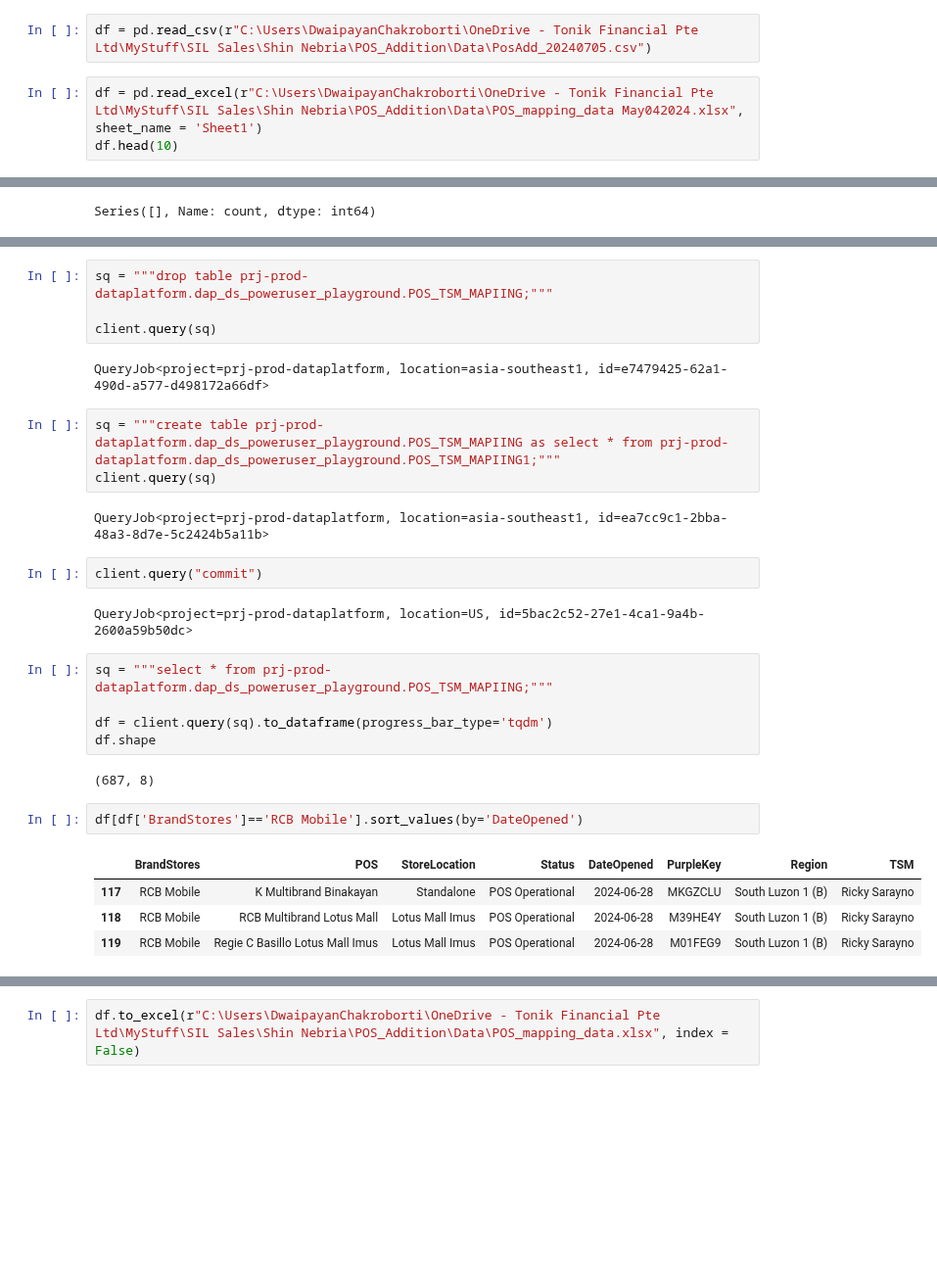
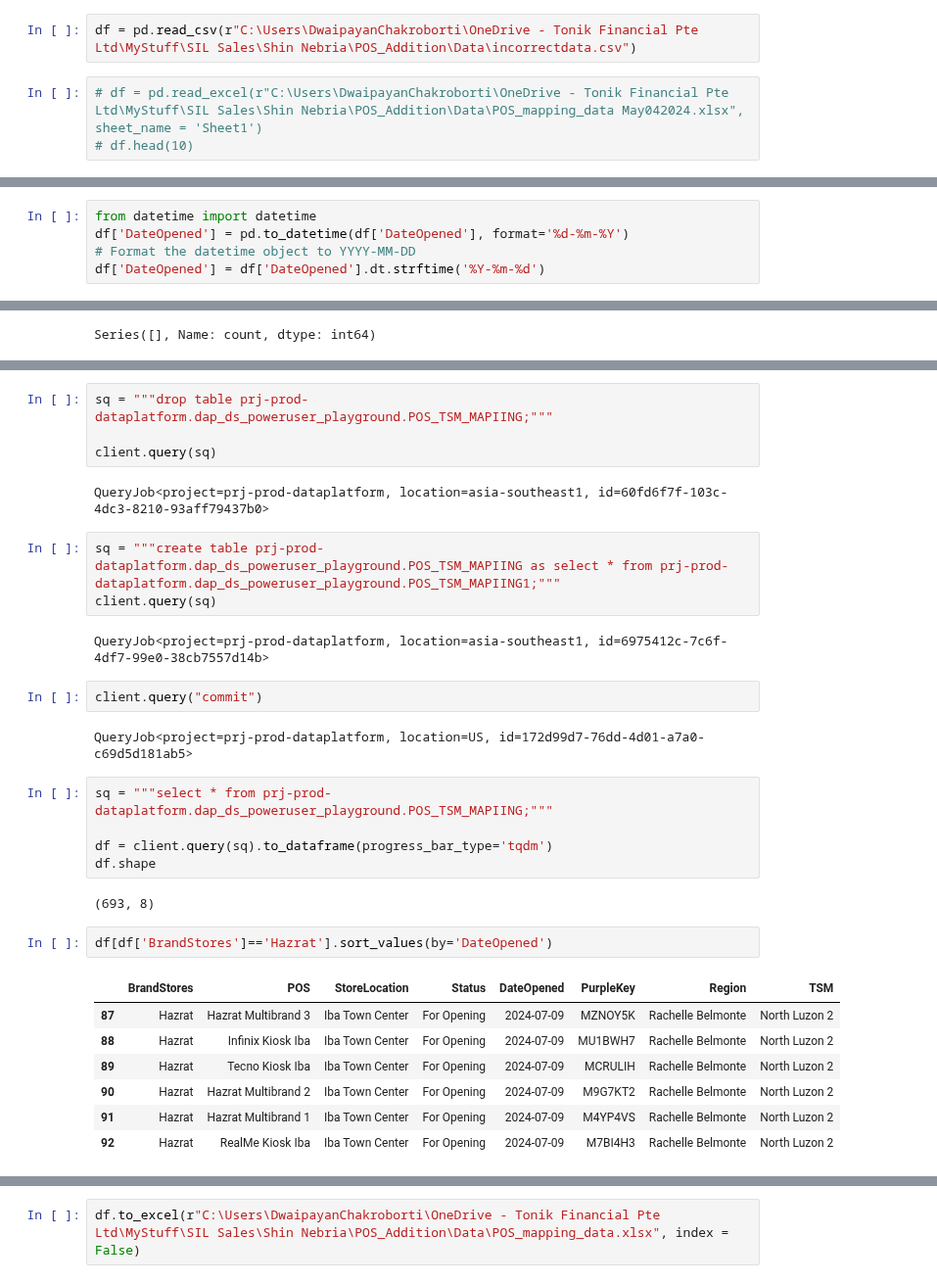
Before and after one commit to dchakroborti-tonik/POS_Addition, a Jupyter notebook: Notebook/Pos_mapping_new.ipynb, the cells around one changed output, grey strips where cells are left out. Shown at 98% size. Cells and saved outputs as stored; diff of their text form; blank space fills up the shorter version.

Commit message:
Updated posMapping data

```diff
--- a/Notebook/Pos_mapping_new.ipynb
+++ b/Notebook/Pos_mapping_new.ipynb
@@ -24,10 +24,10 @@ client = bigquery.Client(project='prj-prod-dataplatform')
 # Set options or configurations as needed
 # Example: pd.set_option('display.max_columns', None)
 # %%
-df = pd.read_csv(r"C:\Users\DwaipayanChakroborti\OneDrive - Tonik Financial Pte Ltd\MyStuff\SIL Sales\Shin Nebria\POS_Addition\Data\PosAdd_20240705.csv")
+df = pd.read_csv(r"C:\Users\DwaipayanChakroborti\OneDrive - Tonik Financial Pte Ltd\MyStuff\SIL Sales\Shin Nebria\POS_Addition\Data\incorrectdata.csv")
 # %%
-df = pd.read_excel(r"C:\Users\DwaipayanChakroborti\OneDrive - Tonik Financial Pte Ltd\MyStuff\SIL Sales\Shin Nebria\POS_Addition\Data\POS_mapping_data May042024.xlsx", sheet_name = 'Sheet1')
-df.head(10)
+# df = pd.read_excel(r"C:\Users\DwaipayanChakroborti\OneDrive - Tonik Financial Pte Ltd\MyStuff\SIL Sales\Shin Nebria\POS_Addition\Data\POS_mapping_data May042024.xlsx", sheet_name = 'Sheet1')
+# df.head(10)
 # %%
 df.head()
 # %% [output]
@@ -106,3 +95,8 @@ df.rename(columns={'POS NAME':'POS', 'DATE ACTIVATION':'DateOpened', 'STORE LOCA
+# %%
+from datetime import datetime
+df['DateOpened'] = pd.to_datetime(df['DateOpened'], format='%d-%m-%Y')
+# Format the datetime object to YYYY-MM-DD
+df['DateOpened'] = df['DateOpened'].dt.strftime('%Y-%m-%d')
 # %%
 import pandas as pd
 
@@ -350,30 +337,33 @@ sq = """drop table prj-prod-dataplatform.dap_ds_poweruser_playground.POS_TSM_MAP
 
 client.query(sq)
 # %% [output]
-QueryJob<project=prj-prod-dataplatform, location=asia-southeast1, id=e7479425-62a1-490d-a577-d498172a66df>
+QueryJob<project=prj-prod-dataplatform, location=asia-southeast1, id=60fd6f7f-103c-4dc3-8210-93aff79437b0>
 # %%
 sq = """create table prj-prod-dataplatform.dap_ds_poweruser_playground.POS_TSM_MAPIING as select * from prj-prod-dataplatform.dap_ds_poweruser_playground.POS_TSM_MAPIING1;"""
 client.query(sq)
 # %% [output]
-QueryJob<project=prj-prod-dataplatform, location=asia-southeast1, id=ea7cc9c1-2bba-48a3-8d7e-5c2424b5a11b>
+QueryJob<project=prj-prod-dataplatform, location=asia-southeast1, id=6975412c-7c6f-4df7-99e0-38cb7557d14b>
 # %%
 client.query("commit")
 # %% [output]
-QueryJob<project=prj-prod-dataplatform, location=US, id=5bac2c52-27e1-4ca1-9a4b-2600a59b50dc>
+QueryJob<project=prj-prod-dataplatform, location=US, id=172d99d7-76dd-4d01-a7a0-c69d5d181ab5>
 # %%
 sq = """select * from prj-prod-dataplatform.dap_ds_poweruser_playground.POS_TSM_MAPIING;"""
 
 df = client.query(sq).to_dataframe(progress_bar_type='tqdm')
 df.shape
 # %% [output]
-(687, 8)
+(693, 8)
 # %%
-df[df['BrandStores']=='RCB Mobile'].sort_values(by='DateOpened')
+df[df['BrandStores']=='Hazrat'].sort_values(by='DateOpened')
 # %% [output]
 |  | BrandStores | POS | StoreLocation | Status | DateOpened | PurpleKey | Region | TSM |
-| 117 | RCB Mobile | K Multibrand Binakayan | Standalone | POS Operational | 2024-06-28 | MKGZCLU | South Luzon 1 (B) | Ricky Sarayno |
-| 118 | RCB Mobile | RCB Multibrand Lotus Mall | Lotus Mall Imus | POS Operational | 2024-06-28 | M39HE4Y | South Luzon 1 (B) | Ricky Sarayno |
-| 119 | RCB Mobile | Regie C Basillo Lotus Mall Imus | Lotus Mall Imus | POS Operational | 2024-06-28 | M01FEG9 | South Luzon 1 (B) | Ricky Sarayno |
+| 87 | Hazrat | Hazrat Multibrand 3 | Iba Town Center | For Opening | 2024-07-09 | MZNOY5K | Rachelle Belmonte | North Luzon 2 |
+| 88 | Hazrat | Infinix Kiosk Iba | Iba Town Center | For Opening | 2024-07-09 | MU1BWH7 | Rachelle Belmonte | North Luzon 2 |
+| 89 | Hazrat | Tecno Kiosk Iba | Iba Town Center | For Opening | 2024-07-09 | MCRULIH | Rachelle Belmonte | North Luzon 2 |
+| 90 | Hazrat | Hazrat Multibrand 2 | Iba Town Center | For Opening | 2024-07-09 | M9G7KT2 | Rachelle Belmonte | North Luzon 2 |
+| 91 | Hazrat | Hazrat Multibrand 1 | Iba Town Center | For Opening | 2024-07-09 | M4YP4VS | Rachelle Belmonte | North Luzon 2 |
+| 92 | Hazrat | RealMe Kiosk Iba | Iba Town Center | For Opening | 2024-07-09 | M7BI4H3 | Rachelle Belmonte | North Luzon 2 |
 # %%
 df.head(10)
 # %% [output]
```
Also changed, not shown: parts of 28 cells of this notebook, 4 other files.
